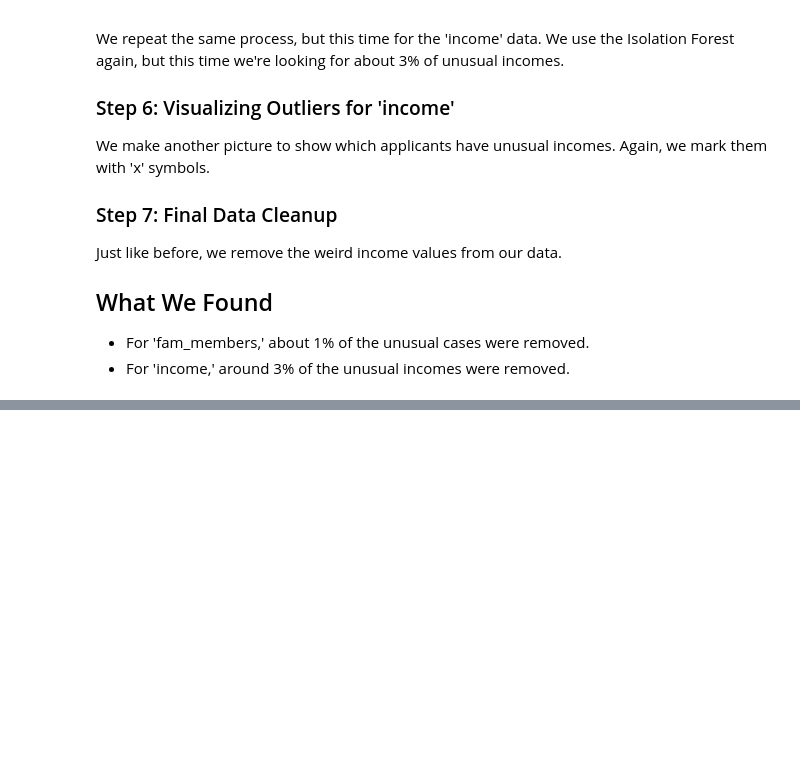
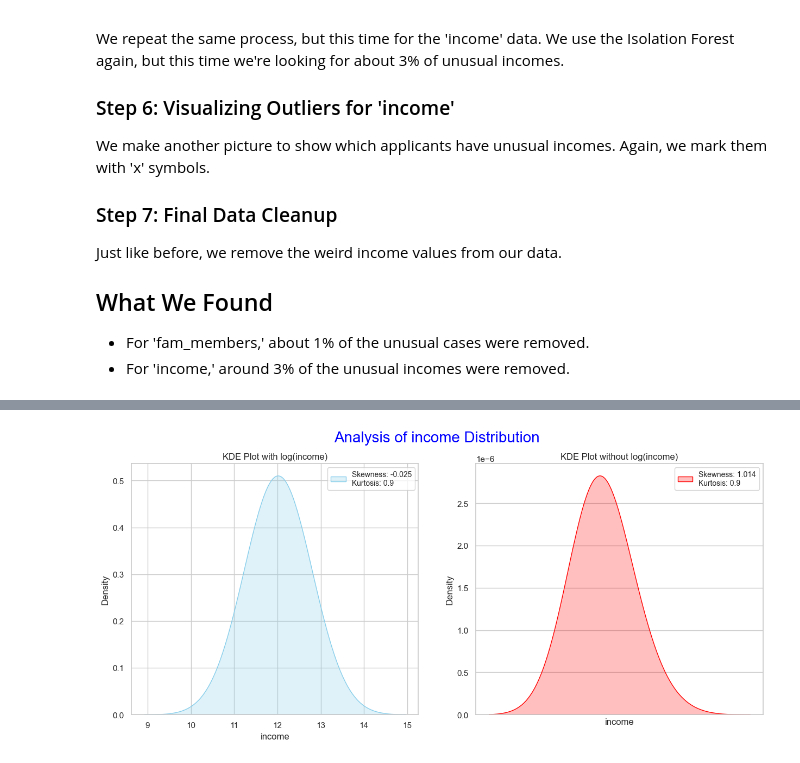
Before and after one commit to ThomasProce/credit-risk-classification, a Jupyter notebook: credit_risk.ipynb, the cells around one changed output, grey strips where cells are left out. Saved outputs shown, nothing was run; the diff lists cells and outputs as text; code cells hidden in the pictures; blank space fills up the shorter version.

```diff
--- a/credit_risk.ipynb
+++ b/credit_risk.ipynb
@@ -1209,0 +1222,5 @@ Just like before, we remove the weird income values from our data.
+# %%
+
+plot_distribution(applicants,'income')
+# %% [output]
+[figure, added]
```
Also changed, not shown: parts of 7 cells of this notebook.
